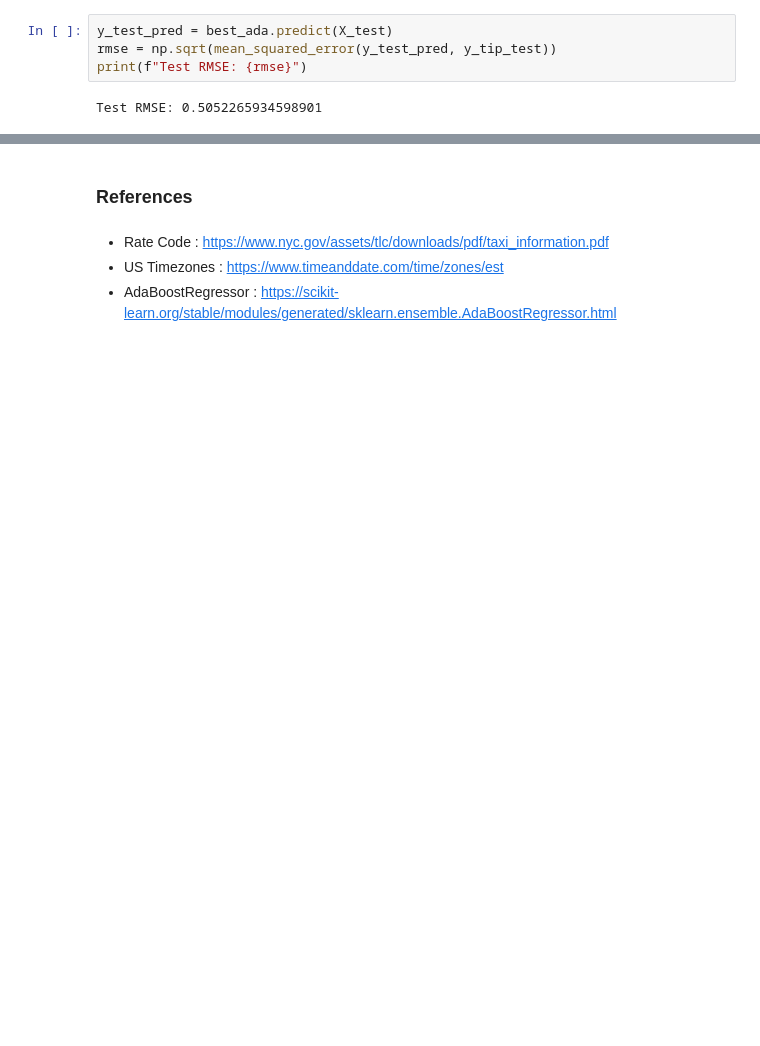
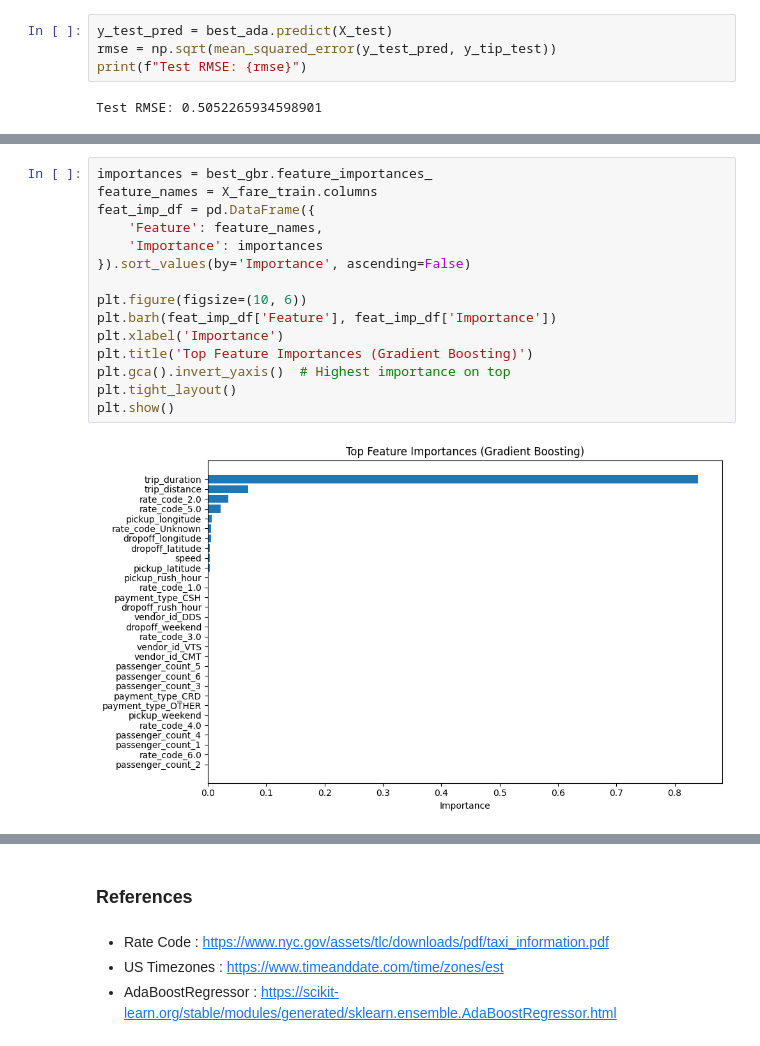
Before and after one commit to evangelineolivia/Assignment2_MachineLearning, a Jupyter notebook: NYTaxiPrediction.ipynb, the cells around one changed output, grey strips where cells are left out. Drawn from its saved outputs; the diff is of its cells as text; blank space fills up the shorter version.

```diff
--- a/NYTaxiPrediction.ipynb
+++ b/NYTaxiPrediction.ipynb
@@ -676,0 +775,17 @@ print(f"Test RMSE: {rmse}")
+# %%
+importances = best_gbr.feature_importances_
+feature_names = X_fare_train.columns
+feat_imp_df = pd.DataFrame({
+    'Feature': feature_names,
+    'Importance': importances
+}).sort_values(by='Importance', ascending=False)
+
+plt.figure(figsize=(10, 6))
+plt.barh(feat_imp_df['Feature'], feat_imp_df['Importance'])
+plt.xlabel('Importance')
+plt.title('Top Feature Importances (Gradient Boosting)')
+plt.gca().invert_yaxis()  # Highest importance on top
+plt.tight_layout()
+plt.show()
+# %% [output]
+[figure, added]
```
Also changed, not shown: parts of 14 cells of this notebook.
